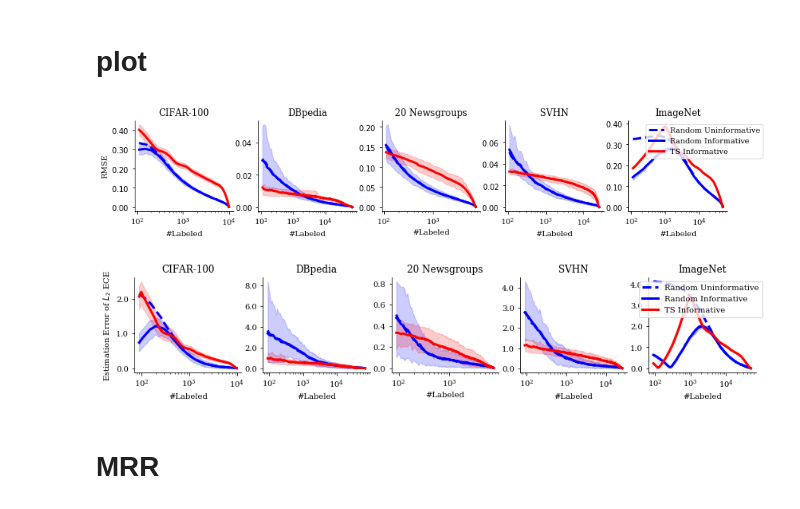
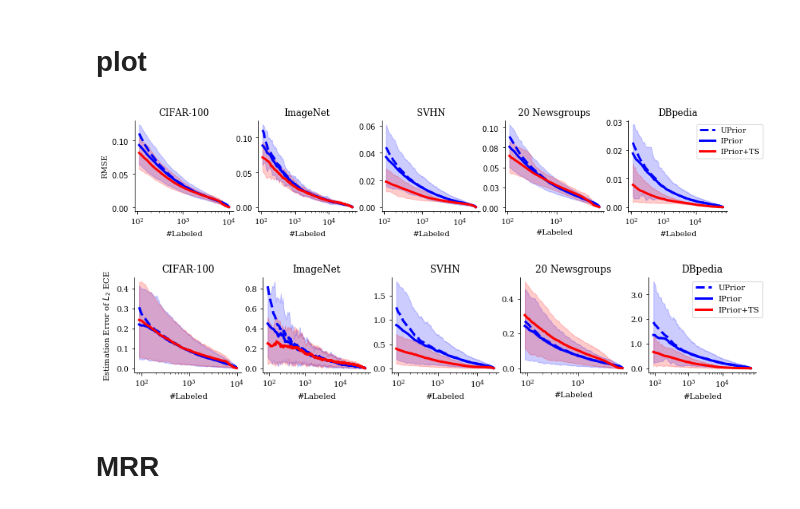
Before and after one commit to disiji/active-assess, a Jupyter notebook: src/plot_ts_accuracy.ipynb, the cells around one changed output. Saved outputs shown, nothing was run; the diff lists cells and outputs as text; code cells hidden in the pictures.

```diff
--- a/src/plot_ts_accuracy.ipynb
+++ b/src/plot_ts_accuracy.ipynb
@@ -30,11 +30,11 @@ method_format = {'random_arm': ('Random Arm', 'b', '.', '--'),
                  'ts_uniform': ('TS Uninformative', 'k', '*', '-'),
                  'ts_informed': ('TS Informative', 'r', '+', '-'),
                 }
-DATASET_LIST = ['cifar100', 'dbpedia', '20newsgroup', 'svhn', 'imagenet'] #'imagenet',
+DATASET_LIST = ['cifar100', 'imagenet', 'svhn', '20newsgroup', 'dbpedia'] #'imagenet',
 # %%
 metric = 'groupwise_accuracy'
-group_method = 'predicted_class' # score_equal_size
-pseudocount_list = [100,10,5,2,1,0.1,0.01]
+group_method = 'score_equal_size' # score_equal_size
+pseudocount_list = [2]
 pseudocount = 2
 TOPK = False
 output = pathlib.Path("../output/%s/" % metric )
@@ -64,11 +64,11 @@ for pseudocount in pseudocount_list:
             mrr[dataset_name] = pickle.load(open(output / experiment_name / "mrr.pkl", "rb"))
 
     method_format = {#'random_arm': ('Random Arm', 'g', '.', '--'),
-                     #'random_data': ('Random Uninformative', 'b', '^', '--'),
+                     'random_data': ('UPrior', 'b', '^', '--'),
                      #'random_arm_informed': ('Random Arm Informed', 'g', '.', '-'),
-                     'random_data_informed': ('Random Informative', 'b', '^', '-'),
+                     'random_data_informed': ('IPrior', 'b', '^', '-'),
                      #'ts_uniform': ('TS Uninformative', 'k', '*', '-'),
-                     'ts_informed': ('TS Informative', 'r', '+', '-'),}
+                     'ts_informed': ('IPrior+TS', 'r', '+', '-'),}
 
 
     fig, axes = plt.subplots(nrows=1, ncols=len(DATASET_LIST), figsize=(LINEWIDTH,2.2),
@@ -117,11 +111,11 @@ for pseudocount in pseudocount_list:
 for pseudocount in pseudocount_list:
 
     method_format = {#'random_arm': ('Random Arm', 'g', '.', '--'),
-                     'random_data': ('Random Uninformative', 'b', '^', '--'),
+                     'random_data': ('UPrior', 'b', '^', '--'),
                      #'random_arm_informed': ('Random Arm Informed', 'g', '.', '-'),
-                     'random_data_informed': ('Random Informative', 'b', '^', '-'),
+                     'random_data_informed': ('IPrior', 'b', '^', '-'),
                      #'ts_uniform': ('TS Uninformative', 'k', '*', '-'),
-                     'ts_informed': ('TS Informative', 'r', '+', '-'),}
+                     'ts_informed': ('IPrior+TS', 'r', '+', '-'),}
 
     # load results and compute ground truth
     ground_truth = {}
@@ -213,11 +194,11 @@ for dataset_name in DATASET_LIST:
 # %%
 # plot
 method_format = {#'random_arm': ('Random Arm', 'g', '.', '--'),
-                 'random_data': ('Random Uninformative', 'b', '^', '--'),
-                 #'random_arm_informed': ('Random Arm Informed', 'g', '.', '-'),
-                 'random_data_informed': ('Random Informative', 'b', '^', '-'),
-                 #'ts_uniform': ('TS Uninformative', 'k', '*', '-'),
-                 'ts_informed': ('TS Informative', 'r', '+', '-'),}
+                     'random_data': ('UPrior', 'b', '^', '--'),
+                     #'random_arm_informed': ('Random Arm Informed', 'g', '.', '-'),
+                     'random_data_informed': ('IPrior', 'b', '^', '-'),
+                     #'ts_uniform': ('TS Uninformative', 'k', '*', '-'),
+                     'ts_informed': ('IPrior+TS', 'r', '+', '-'),}
 
 
 fig, axes = plt.subplots(nrows=1, ncols=len(DATASET_LIST), figsize=(LINEWIDTH,2.2),
@@ -228,34 +209,34 @@ for i, dataset_name in enumerate(DATASET_LIST):
     stepsize = 1
     for method_name in method_format:
         legend_name, color, marker, linestyle = method_format[method_name]
         xrange = np.arange(num_steps) * LOG_FREQ  + LOG_FREQ
         idx = np.arange(num_steps)[start:(start+num_steps)][::stepsize]
         axes[i].plot(xrange[idx],
                  np.mean(l2_error[dataset_name][method_name], axis=0)[idx],
                  label=legend_name, linewidth=3, color=color, linestyle=linestyle)
         if method_name != 'random_data':
             axes[i].fill_between(xrange[idx],
                          np.quantile(l2_error[dataset_name][method_name], 0.125, axis=0)[idx],
                          np.quantile(l2_error[dataset_name][method_name], 0.875, axis=0)[idx],
                          color=color, alpha=.2)
         #plt.ylim([0, 0.3])
     axes[i].set_xlabel('#Labeled')
     axes[i].set_xscale('log')
     axes[i].set_title(DATASET_NAMES[dataset_name])
 
     axes[i].spines['right'].set_visible(False)
     axes[i].spines['top'].set_visible(False)
     vals = axes[i].get_yticks()
     axes[i].set_yticklabels(['{:.3f}'.format(x) for x in vals])
     vals = axes[i].get_yticks()
     axes[i].set_yticklabels(['${:.2f}$'.format(x) for x in vals])
 
 axes[-1].legend(fontsize=10, loc='upper right', bbox_to_anchor=(1.4, 1))
 axes[0].set_ylabel('RMSE')
 
 plt.tight_layout()
 # %% [output]
-[figure, old version]
+[figure, new version]
 # %%
 if TOPK:
     fig.savefig('../figures/groupwise_error_rmse_%s_%s_topk_pseudocount%d.pdf' % (metric, group_method, pseudocount*100), \
@@ -301,7 +282,7 @@ axes[-1].legend(fontsize=10, loc='upper right', bbox_to_anchor=(1.1, 1))
 axes[0].set_ylabel('Estimation Error of $L_2$ ECE ')
 plt.tight_layout()
 # %% [output]
-[figure, old version]
+[figure, new version]
 # %%
 if TOPK:
     fig.savefig('../figures/l2_ece_%s_%s_topk_pseudocount%d.pdf' % (metric, group_method, pseudocount*100), \
```
Also changed, not shown: parts of 2 cells of this notebook, 3 other files.
